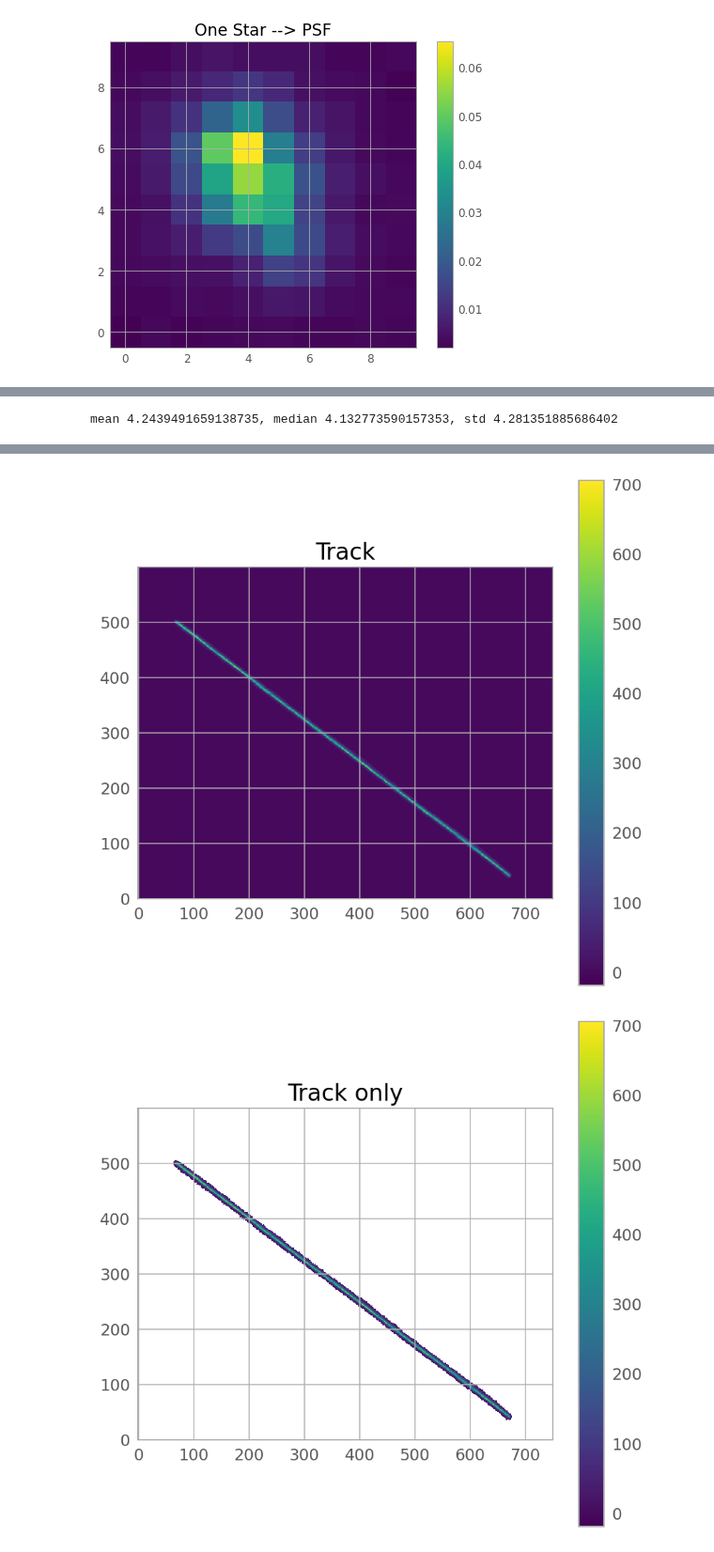
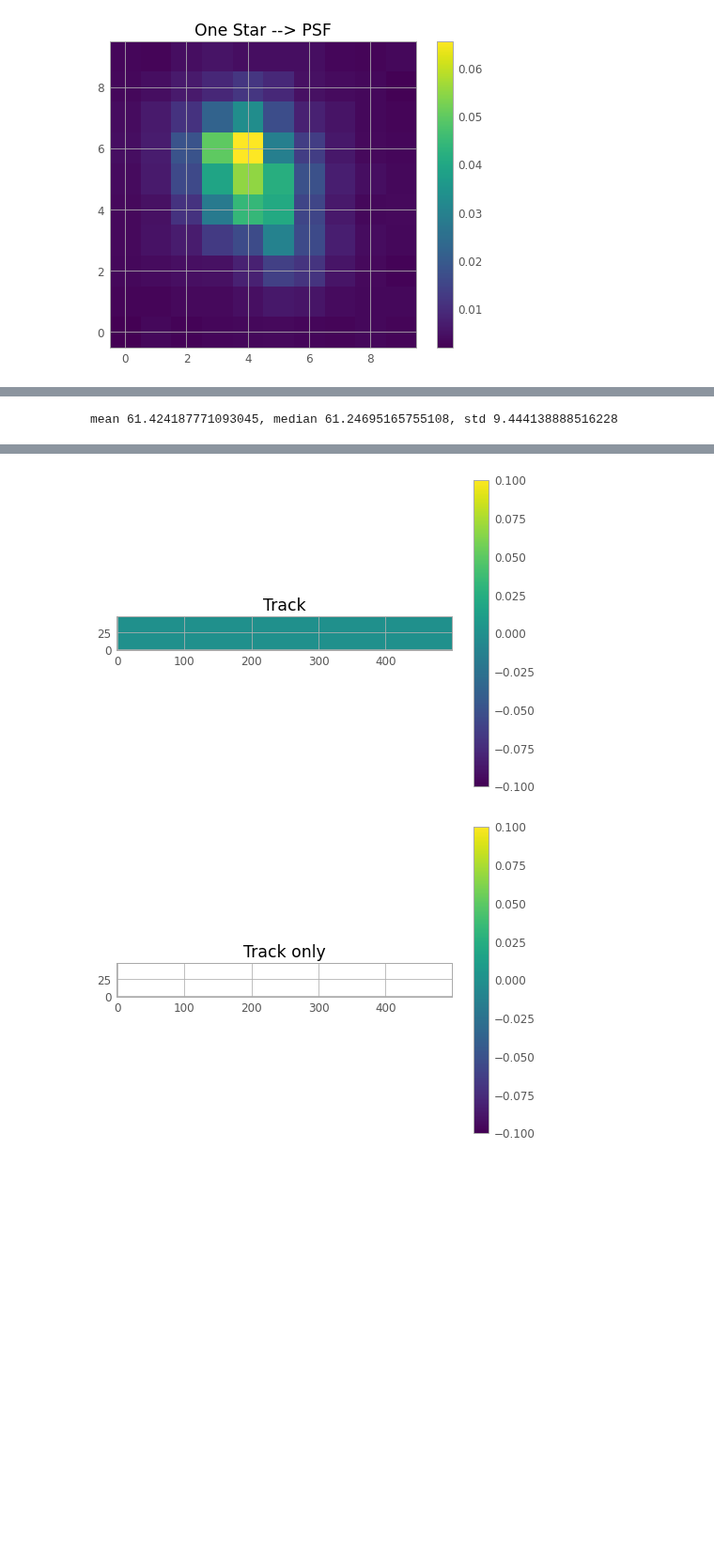
Before and after one commit to SSAEPFL/PSF, a Jupyter notebook: test-track-fitting.ipynb, the cells around one changed output, grey strips where cells are left out. Shown at 94% size. Saved outputs shown, nothing was run; the diff lists cells and outputs as text; code cells hidden in the pictures; blank space fills up the shorter version.

```diff
--- a/test-track-fitting.ipynb
+++ b/test-track-fitting.ipynb
@@ -52,6 +52,6 @@ plt.show()
 # %%
 # small outcut of a track
-real_data = image_clean[750:1280, 3100:3800]
+real_data = image_clean[750:800, 3100:3600]
 mask = make_source_mask(real_data, nsigma=5, npixels=1000, dilate_size=2)
 track = np.ma.array(real_data, mask=np.logical_not(mask), fill_value=0)
 mean, median, std = sigma_clipped_stats(real_data, sigma=4.0, mask=mask)
@@ -71,4 +71,4 @@ plt.imshow(track, origin='lower', cmap='viridis', interpolation='none')
 plt.colorbar()
 plt.show()
 # %% [output]
-mean 4.2439491659138735, median 4.132773590157353, std 4.281351885686402
+mean 61.424187771093045, median 61.24695165755108, std 9.444138888516228
@@ -75,4 +76,4 @@ mean 4.2439491659138735, median 4.132773590157353, std 4.281351885686402
-[figure, old version]
+[figure, new version]
-[figure, old version]
+[figure, new version]
 # %%
 # Create fake data
```
Also changed, not shown: parts of 10 cells of this notebook, 3 other files.
